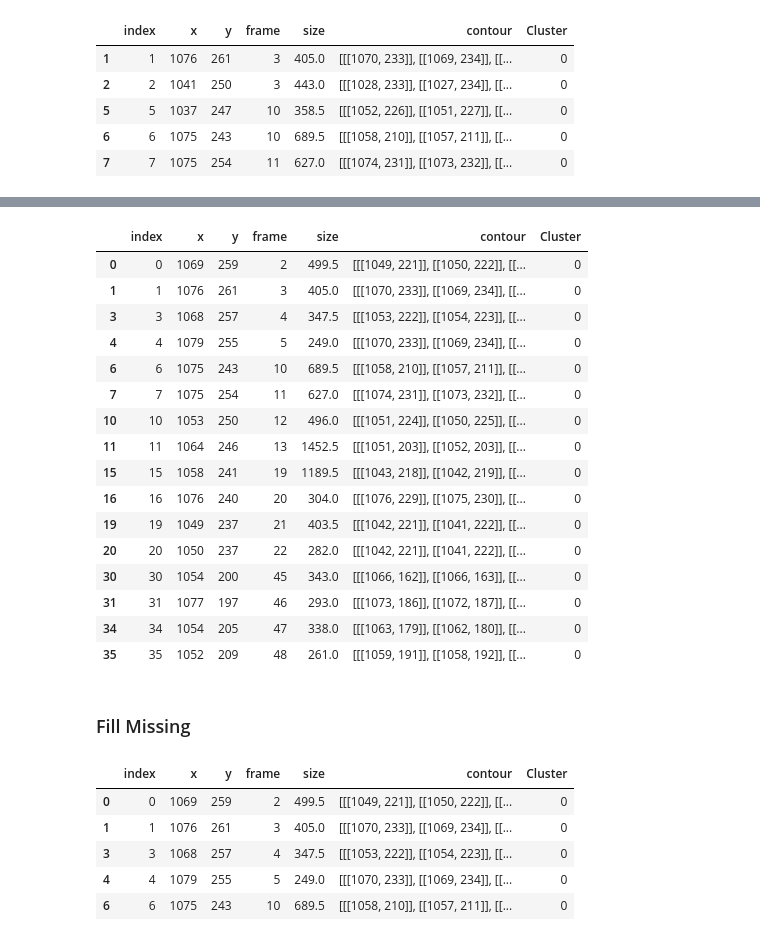
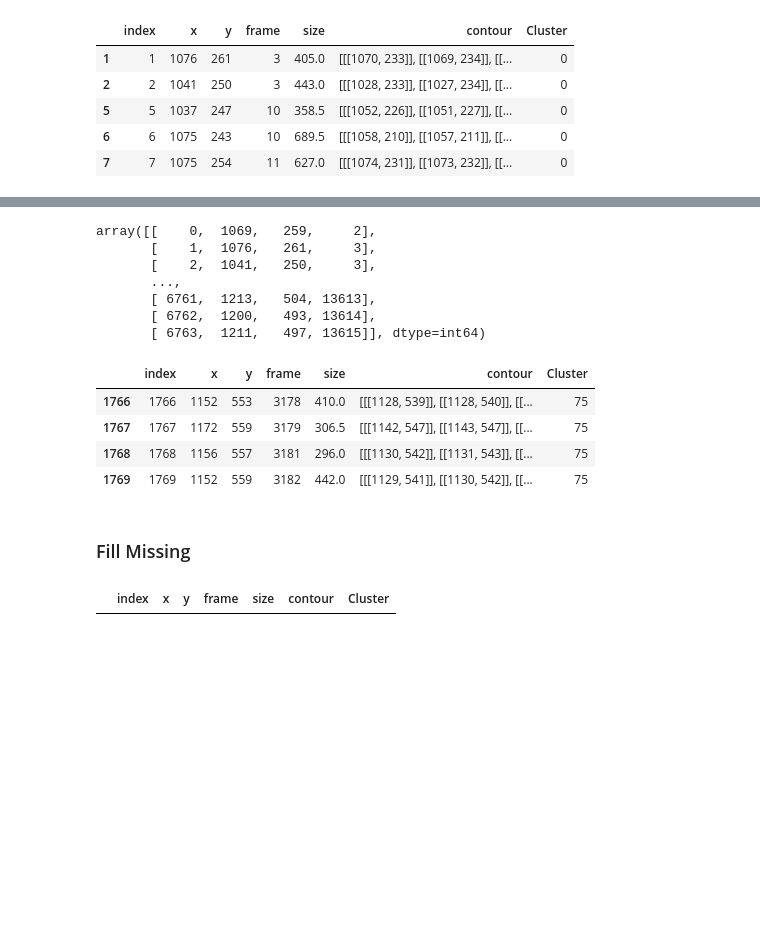
Before and after one commit to Jreece18/WaggleDanceTracker, a Jupyter notebook: TidyDataset.ipynb, the cells around one changed output, grey strips where cells are left out. Cells and saved outputs as stored; diff of their text form; code cells hidden in the pictures; blank space fills up the shorter version.

Commit message:
Began 'Fill missing values'

```diff
--- a/TidyDataset.ipynb
+++ b/TidyDataset.ipynb
@@ -685,40 +692,34 @@ for i in same_pts:
         dist.append(dist_pre + dist_post)
     remove_row.append(i[np.argmax(dist)][0])
 final_pts = np.delete(pts, remove_row, axis = 0)
+# %%
+pts
+# %% [output]
+array([[    0,  1069,   259,     2],
+       [    1,  1076,   261,     3],
+       [    2,  1041,   250,     3],
+       ...,
+       [ 6761,  1213,   504, 13613],
+       [ 6762,  1200,   493, 13614],
+       [ 6763,  1211,   497, 13615]], dtype=int64)
 # %%
-df = df[df['index'].isin(final_pts[:, 0])]
+df = waggle_df[waggle_df['index'].isin(final_pts[:, 0])]
 # %%
-df[df['Cluster']==0]
+df['Cluster'].value_counts()
+df[df['Cluster']==75]
 # %% [output]
 |  | index | x | y | frame | size | contour | Cluster |
-| 0 | 0 | 1069 | 259 | 2 | 499.5 | [[[1049, 221]], [[1050, 222]], [[... | 0 |
-| 1 | 1 | 1076 | 261 | 3 | 405.0 | [[[1070, 233]], [[1069, 234]], [[... | 0 |
-| 3 | 3 | 1068 | 257 | 4 | 347.5 | [[[1053, 222]], [[1054, 223]], [[... | 0 |
-| 4 | 4 | 1079 | 255 | 5 | 249.0 | [[[1070, 233]], [[1069, 234]], [[... | 0 |
-| 6 | 6 | 1075 | 243 | 10 | 689.5 | [[[1058, 210]], [[1057, 211]], [[... | 0 |
-| 7 | 7 | 1075 | 254 | 11 | 627.0 | [[[1074, 231]], [[1073, 232]], [[... | 0 |
-| 10 | 10 | 1053 | 250 | 12 | 496.0 | [[[1051, 224]], [[1050, 225]], [[... | 0 |
-| 11 | 11 | 1064 | 246 | 13 | 1452.5 | [[[1051, 203]], [[1052, 203]], [[... | 0 |
-| 15 | 15 | 1058 | 241 | 19 | 1189.5 | [[[1043, 218]], [[1042, 219]], [[... | 0 |
-| 16 | 16 | 1076 | 240 | 20 | 304.0 | [[[1076, 229]], [[1075, 230]], [[... | 0 |
-| 19 | 19 | 1049 | 237 | 21 | 403.5 | [[[1042, 221]], [[1041, 222]], [[... | 0 |
-| 20 | 20 | 1050 | 237 | 22 | 282.0 | [[[1042, 221]], [[1041, 222]], [[... | 0 |
-| 30 | 30 | 1054 | 200 | 45 | 343.0 | [[[1066, 162]], [[1066, 163]], [[... | 0 |
-| 31 | 31 | 1077 | 197 | 46 | 293.0 | [[[1073, 186]], [[1072, 187]], [[... | 0 |
-| 34 | 34 | 1054 | 205 | 47 | 338.0 | [[[1063, 179]], [[1062, 180]], [[... | 0 |
-| 35 | 35 | 1052 | 209 | 48 | 261.0 | [[[1059, 191]], [[1058, 192]], [[... | 0 |
+| 1766 | 1766 | 1152 | 553 | 3178 | 410.0 | [[[1128, 539]], [[1128, 540]], [[... | 75 |
+| 1767 | 1767 | 1172 | 559 | 3179 | 306.5 | [[[1142, 547]], [[1143, 547]], [[... | 75 |
+| 1768 | 1768 | 1156 | 557 | 3181 | 296.0 | [[[1130, 542]], [[1131, 543]], [[... | 75 |
+| 1769 | 1769 | 1152 | 559 | 3182 | 442.0 | [[[1129, 541]], [[1130, 542]], [[... | 75 |
 # %% [markdown]
 ### Fill Missing
 # %%
-clust = df[df['Cluster']==0]
-clust.head()
+clust = df[df['Cluster']==2]
+df[df['Cluster']==5]
 # %% [output]
 |  | index | x | y | frame | size | contour | Cluster |
-| 0 | 0 | 1069 | 259 | 2 | 499.5 | [[[1049, 221]], [[1050, 222]], [[... | 0 |
-| 1 | 1 | 1076 | 261 | 3 | 405.0 | [[[1070, 233]], [[1069, 234]], [[... | 0 |
-| 3 | 3 | 1068 | 257 | 4 | 347.5 | [[[1053, 222]], [[1054, 223]], [[... | 0 |
-| 4 | 4 | 1079 | 255 | 5 | 249.0 | [[[1070, 233]], [[1069, 234]], [[... | 0 |
-| 6 | 6 | 1075 | 243 | 10 | 689.5 | [[[1058, 210]], [[1057, 211]], [[... | 0 |
 # %%
 start = clust.loc[0, 'frame']
 end = clust.iloc[-1, :]['frame']
```
Also changed, not shown: parts of 7 cells of this notebook.
